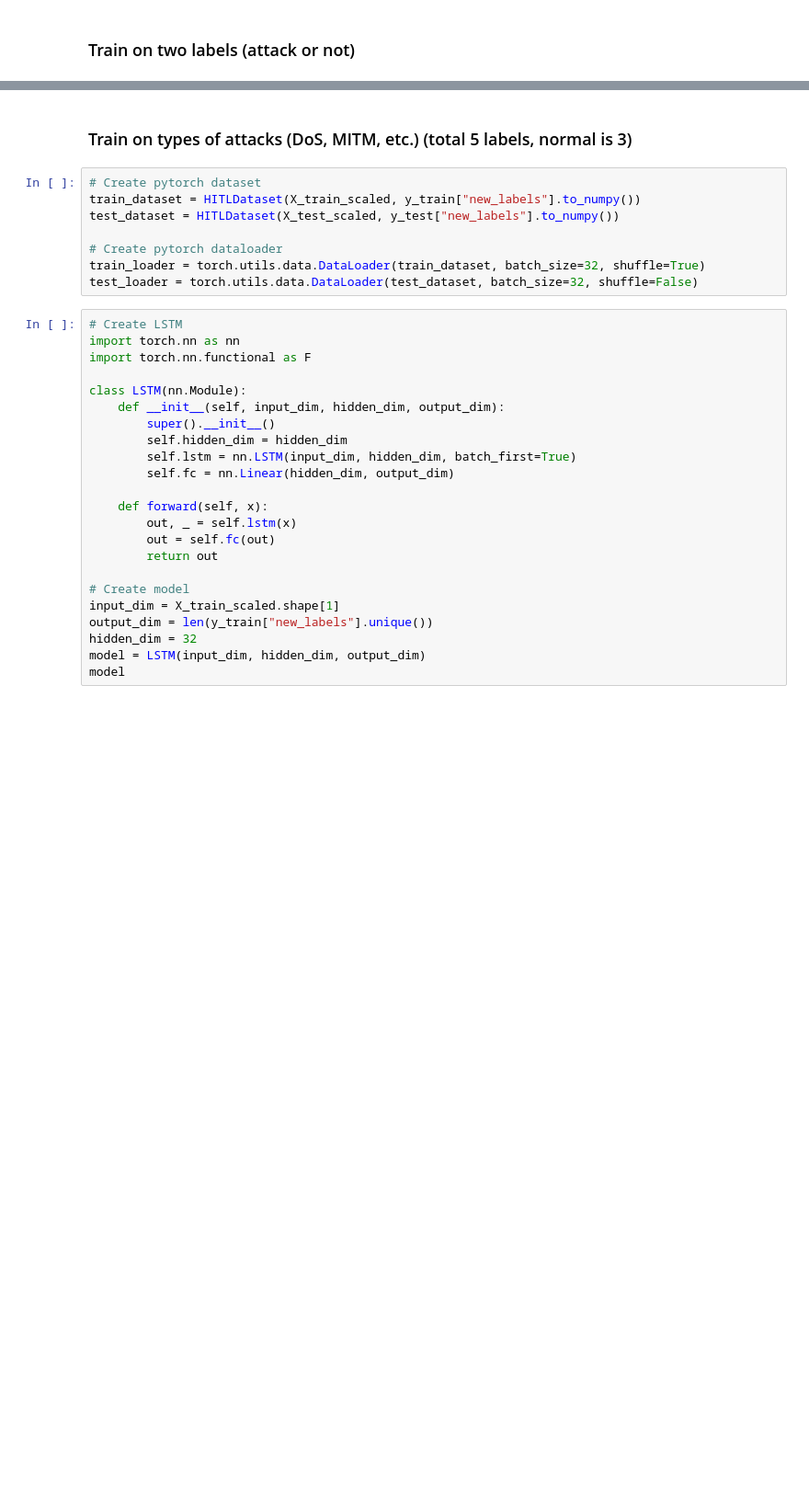
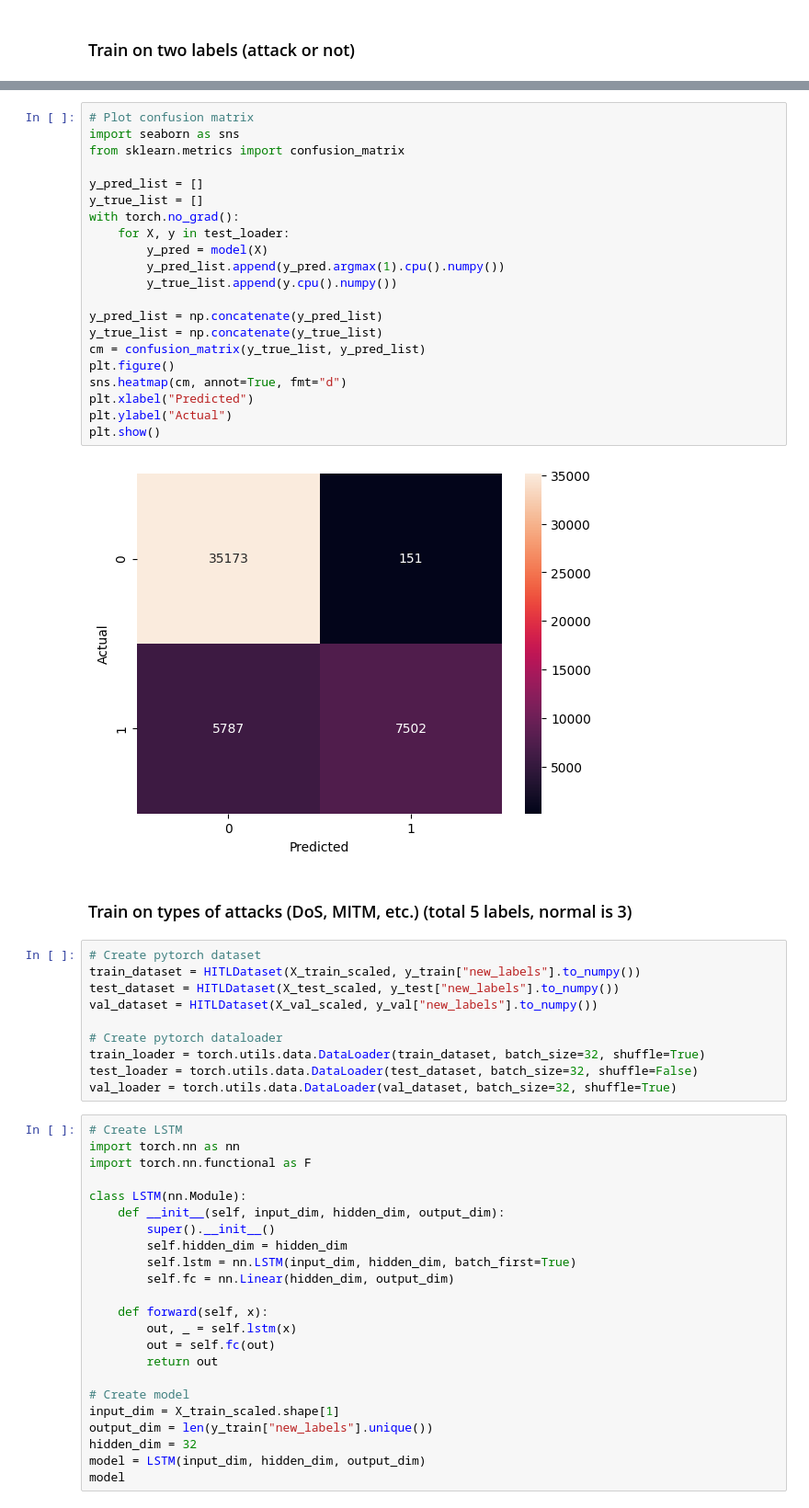
Before and after one commit to theo88400/ML-SECU2024, a Jupyter notebook: src/data_exploration/LSTM.ipynb, the cells around one changed output, grey strips where cells are left out. Shown: that part at 92% size. Cells and saved outputs as stored; diff of their text form; blank space fills up the shorter version.

```diff
--- a/src/data_exploration/LSTM.ipynb
+++ b/src/data_exploration/LSTM.ipynb
@@ -285,13 +306,38 @@ Test loss: 0.3089, Test acc: 0.8670
+# %%
+# Plot confusion matrix
+import seaborn as sns
+from sklearn.metrics import confusion_matrix
+
+y_pred_list = []
+y_true_list = []
+with torch.no_grad():
+    for X, y in test_loader:
+        y_pred = model(X)
+        y_pred_list.append(y_pred.argmax(1).cpu().numpy())
+        y_true_list.append(y.cpu().numpy())
+
+y_pred_list = np.concatenate(y_pred_list)
+y_true_list = np.concatenate(y_true_list)
+cm = confusion_matrix(y_true_list, y_pred_list)
+plt.figure()
+sns.heatmap(cm, annot=True, fmt="d")
+plt.xlabel("Predicted")
+plt.ylabel("Actual")
+plt.show()
+# %% [output]
+[figure, added]
 # %% [markdown]
 ### Train on types of attacks (DoS, MITM, etc.) (total 5 labels, normal is 3)
 # %%
 # Create pytorch dataset
 train_dataset = HITLDataset(X_train_scaled, y_train["new_labels"].to_numpy())
 test_dataset = HITLDataset(X_test_scaled, y_test["new_labels"].to_numpy())
+val_dataset = HITLDataset(X_val_scaled, y_val["new_labels"].to_numpy())
 
 # Create pytorch dataloader
 train_loader = torch.utils.data.DataLoader(train_dataset, batch_size=32, shuffle=True)
 test_loader = torch.utils.data.DataLoader(test_dataset, batch_size=32, shuffle=False)
+val_loader = torch.utils.data.DataLoader(val_dataset, batch_size=32, shuffle=True)
 # %%
 # Create LSTM
 import torch.nn as nn
```
Also changed, not shown: parts of 8 cells of this notebook, 6 other files.
